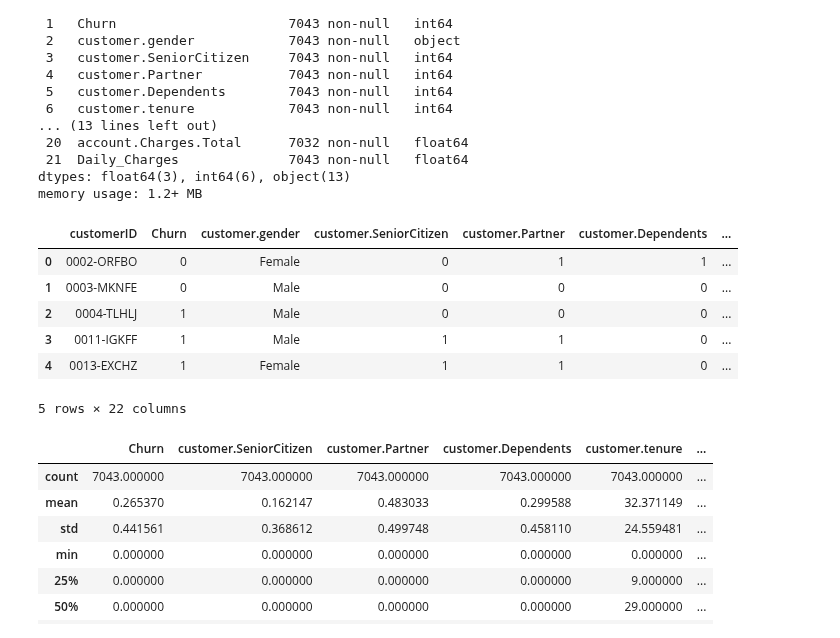
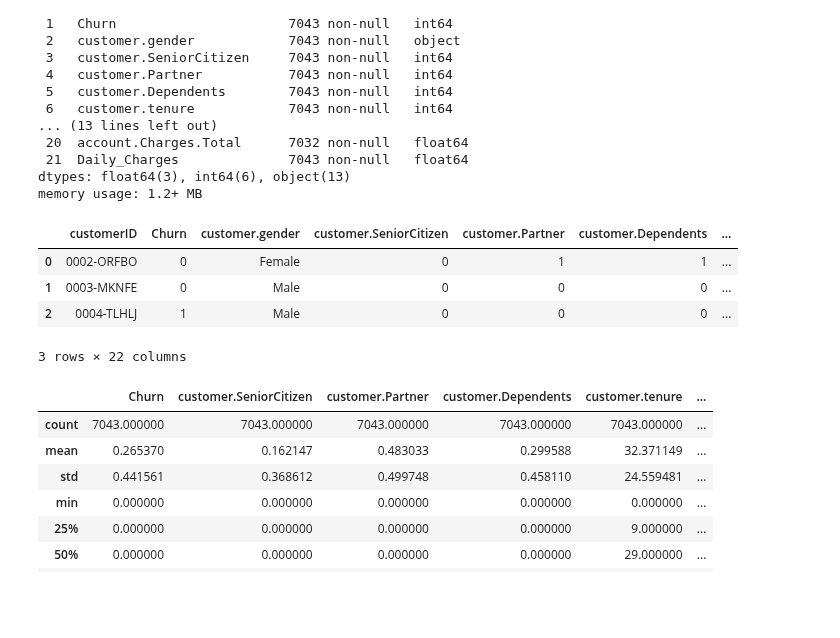
Before and after one commit to Ivan8Garcia/challenge-data-science, a Jupyter notebook: TelecomX_Parte2.ipynb, the cells around one changed output. Cells and saved outputs as stored; diff of their text form; code cells hidden in the pictures; blank space fills up the shorter version.

```diff
--- a/TelecomX_Parte2.ipynb
+++ b/TelecomX_Parte2.ipynb
@@ -55,15 +55,13 @@ Data columns (total 22 columns):
 dtypes: float64(3), int64(6), object(13)
 memory usage: 1.2+ MB
 # %%
-datos.head()
+datos.head(3)
 # %% [output]
 |  | customerID | Churn | customer.gender | customer.SeniorCitizen | customer.Partner | customer.Dependents | ... |
 | 0 | 0002-ORFBO | 0 | Female | 0 | 1 | 1 | ... |
 | 1 | 0003-MKNFE | 0 | Male | 0 | 0 | 0 | ... |
 | 2 | 0004-TLHLJ | 1 | Male | 0 | 0 | 0 | ... |
-| 3 | 0011-IGKFF | 1 | Male | 1 | 1 | 0 | ... |
-| 4 | 0013-EXCHZ | 1 | Female | 1 | 1 | 0 | ... |
-5 rows × 22 columns
+3 rows × 22 columns
 # %%
 datos.describe()
 # %% [output]
```
Also changed, not shown: parts of 7 cells of this notebook.
